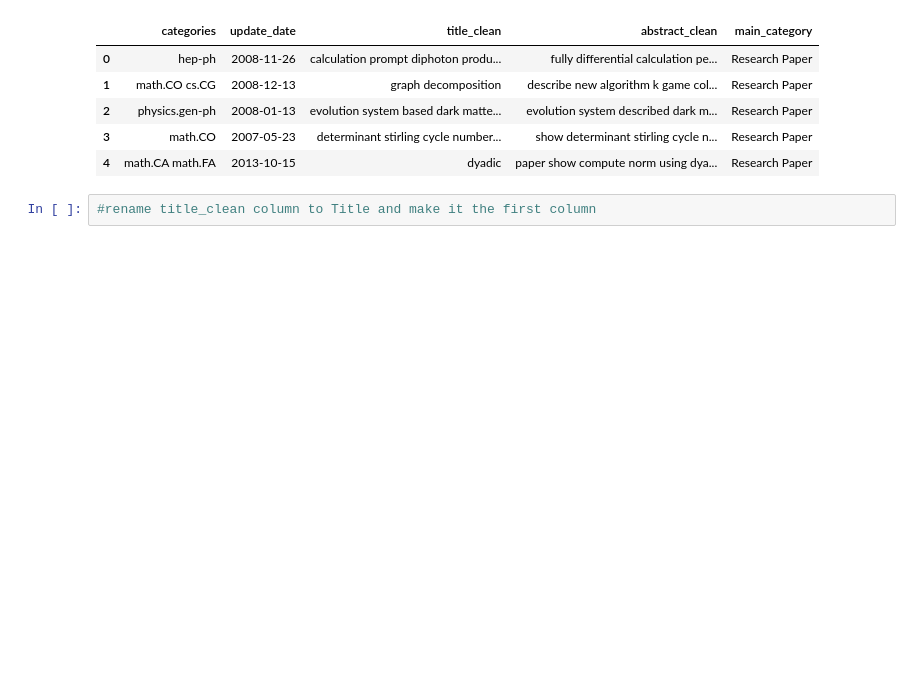
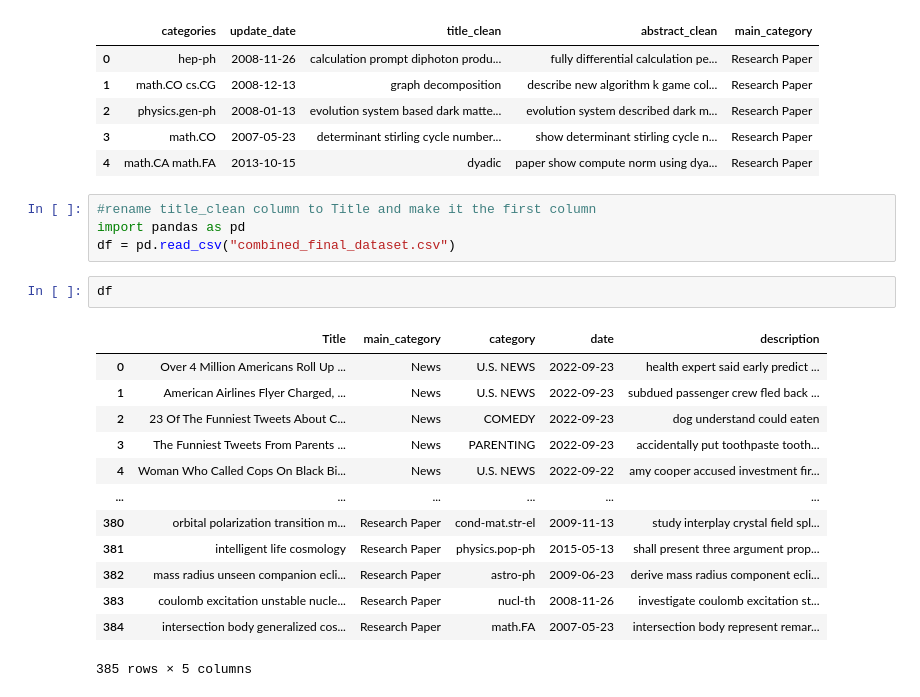
Before and after one commit to diksha-ashkid/NLP-text-doc-classification, a Jupyter notebook: Dataset/researchpaper_dataset cleaning.ipynb, the cells around one changed output. Drawn from its saved outputs; the diff is of its cells as text; blank space fills up the shorter version.

```diff
--- a/Dataset/researchpaper_dataset cleaning.ipynb
+++ b/Dataset/researchpaper_dataset cleaning.ipynb
@@ -118,3 +118,21 @@ df2.head()
 | 4 | math.CA math.FA | 2013-10-15 | dyadic | paper show compute norm using dya... | Research Paper |
 # %%
 #rename title_clean column to Title and make it the first column
+import pandas as pd
+df = pd.read_csv("combined_final_dataset.csv")
+# %%
+df
+# %% [output]
+|  | Title | main_category | category | date | description |
+| 0 | Over 4 Million Americans Roll Up ... | News | U.S. NEWS | 2022-09-23 | health expert said early predict ... |
+| 1 | American Airlines Flyer Charged, ... | News | U.S. NEWS | 2022-09-23 | subdued passenger crew fled back ... |
+| 2 | 23 Of The Funniest Tweets About C... | News | COMEDY | 2022-09-23 | dog understand could eaten |
+| 3 | The Funniest Tweets From Parents ... | News | PARENTING | 2022-09-23 | accidentally put toothpaste tooth... |
+| 4 | Woman Who Called Cops On Black Bi... | News | U.S. NEWS | 2022-09-22 | amy cooper accused investment fir... |
+| ... | ... | ... | ... | ... | ... |
+| 380 | orbital polarization transition m... | Research Paper | cond-mat.str-el | 2009-11-13 | study interplay crystal field spl... |
+| 381 | intelligent life cosmology | Research Paper | physics.pop-ph | 2015-05-13 | shall present three argument prop... |
+| 382 | mass radius unseen companion ecli... | Research Paper | astro-ph | 2009-06-23 | derive mass radius component ecli... |
+| 383 | coulomb excitation unstable nucle... | Research Paper | nucl-th | 2008-11-26 | investigate coulomb excitation st... |
+| 384 | intersection body generalized cos... | Research Paper | math.FA | 2007-05-23 | intersection body represent remar... |
+385 rows × 5 columns
```
Also changed, not shown: 1 other file.
